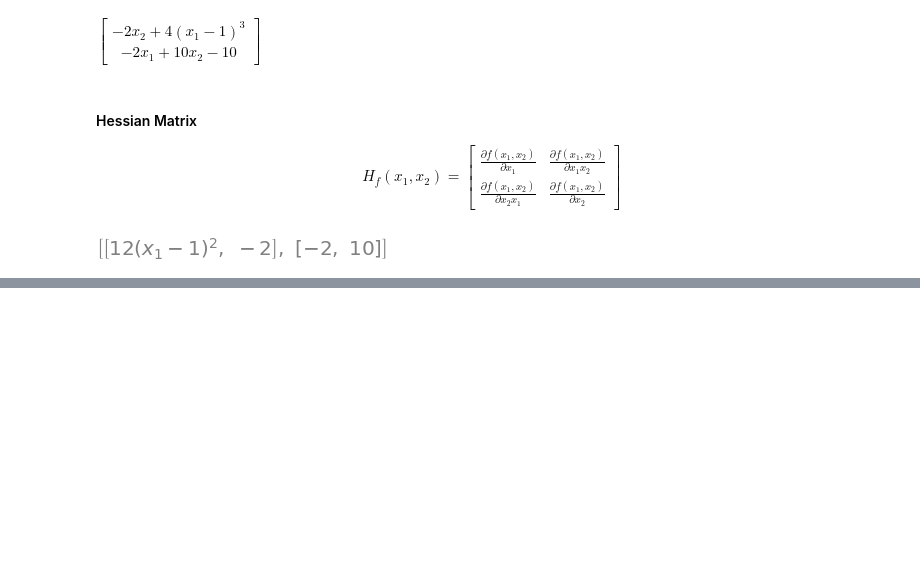
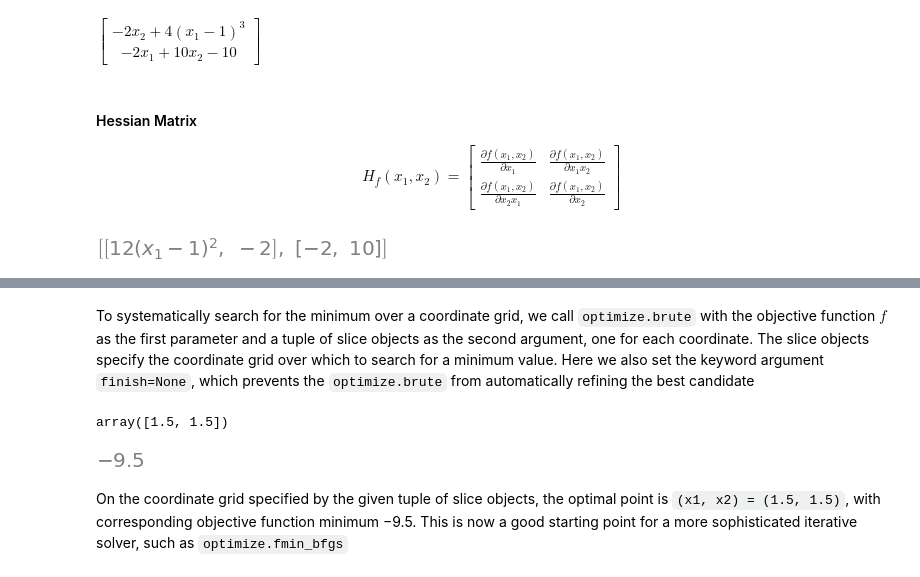
Before and after one commit to nickovchinnikov/NumericalPython, a Jupyter notebook: 5 Optimization/3 Unconstrained Multivariate Optimization.ipynb, the cells around one changed output, grey strips where cells are left out. Saved outputs shown, nothing was run; the diff lists cells and outputs as text; code cells hidden in the pictures; blank space fills up the shorter version.

```diff
--- a/5 Optimization/3 Unconstrained Multivariate Optimization.ipynb
+++ b/5 Optimization/3 Unconstrained Multivariate Optimization.ipynb
@@ -145,0 +162,23 @@ f_x_hess_lmbda = sympy.lambdify((x1, x2), f_x_hess, 'numpy')
+# %%
+# Reminder of meshgrid
+
+x = [-2, -1, 0, 1, 2]
+y = [-3, -2, -1, 0, 1, 2, 3]
+np.meshgrid(x, y)
+# %%
+fig, ax = plt.subplots(figsize=(6, 4))
+
+# Make a space for functions in diapason
+x_ = y_ = np.linspace(-1, 4, 100)
+
+X, Y = np.meshgrid(x_, y_)
+
+c = ax.contour(X, Y, f_lmbda(X, Y), 50)
+
+# Mark minimun
+ax.plot(x_opt[0], x_opt[1], 'r*', markersize=15)
+
+ax.set_xlabel(r"$x_1$", fontsize=18)
+ax.set_ylabel(r"$x_2$", fontsize=18)
+
+plt.colorbar(c, ax=ax)
@@ -145,0 +213,17 @@ f_x_hess_lmbda = sympy.lambdify((x1, x2), f_x_hess, 'numpy')
+# %%
+def f(X):
+    x, y = X
+    return (4 * np.sin(np.pi * x) + 6 * np.sin(np.pi * y)) + (x - 1)**2 + (y - 1)**2
+# %% [markdown]
+To systematically search for the minimum over a coordinate grid, we call `optimize.brute` with the objective function $f$ as the first parameter and a tuple of slice objects as the second argument, one for each coordinate. The slice objects specify the coordinate grid over which to search for a minimum value. Here we also set the keyword argument `finish=None`, which prevents the `optimize.brute` from automatically refining the best candidate
+# %%
+f_x_argmin = optimize.brute(f,(slice(-3, 5, 0.5), slice(-3, 5, 0.5)), finish=None)
+f_x_argmin
+# %% [output]
+array([1.5, 1.5])
+# %%
+f(f_x_argmin)
+# %% [output]
+[figure, added]
+# %% [markdown]
+On the coordinate grid specified by the given tuple of slice objects, the optimal point is `(x1, x2) = (1.5, 1.5)`, with corresponding objective function minimum −9.5. This is now a good starting point for a more sophisticated iterative solver, such as `optimize.fmin_bfgs`
```
Also changed, not shown: parts of 24 cells of this notebook.
